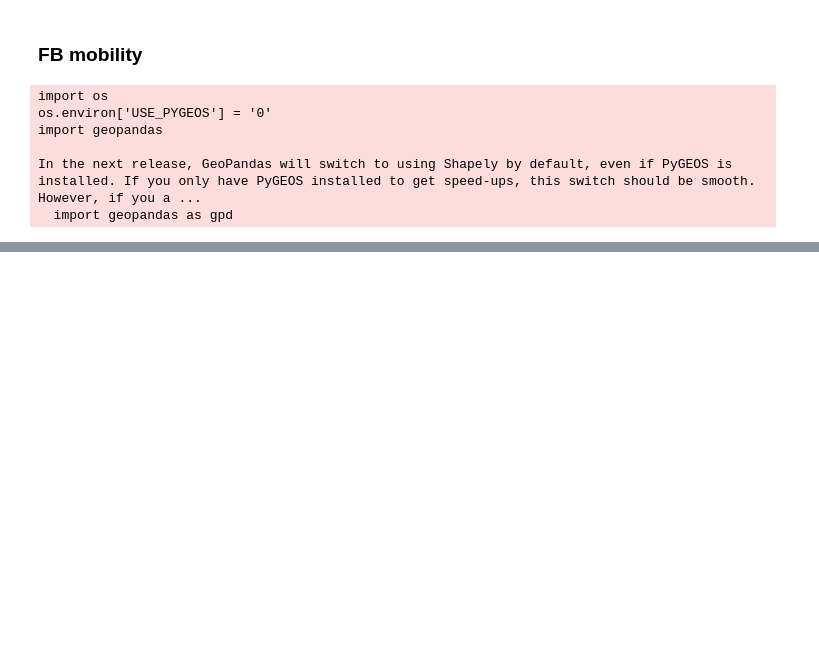
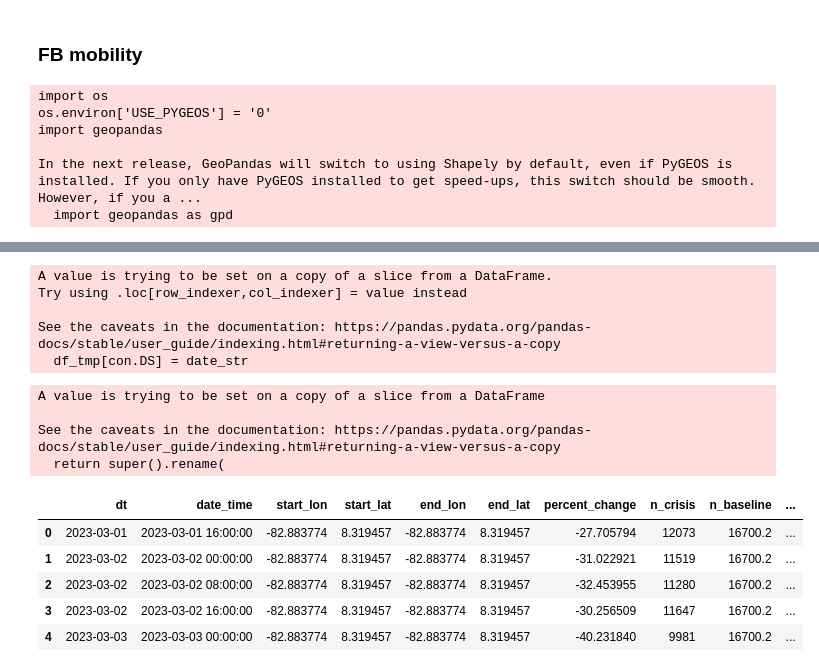
Before and after one commit to minigonche/synthetic_mobility_data_generator, a Jupyter notebook: Andrea.ipynb, the cells around one changed output, grey strips where cells are left out. Cells and saved outputs as stored; diff of their text form; code cells hidden in the pictures; blank space fills up the shorter version.

```diff
--- a/Andrea.ipynb
+++ b/Andrea.ipynb
@@ -162,7 +179,5 @@ base_dir = "/Users/andreaparra/Dropbox/4_Work/CrisisReady/synthetic_mobility_dat
 data_dir = os.path.join(base_dir, "panama_costa_rica_drill")
 out_dir = base_dir
 data_processor = FBMobility(disaster_name="panama_costa_rica_drill", data_dir=data_dir,
-                                     crisis_datetime=datetime.datetime(2023, 3, 1, 13, 55, 26), agg_geometry='tile',
-                                     out_dir=out_dir, baseline_cols=[])
+                                     crisis_datetime=datetime.datetime(2023, 3, 1, 13, 55, 26), agg_geometry='admin',
+                                     out_dir=out_dir, baseline_cols=[], geo_file="/Users/andreaparra/Dropbox/4_Work/CrisisReady/synthetic_mobility_data/data/costa_rica-panama/gadm41_CRI-PAN_2")
-# %%
-df = data_processor.load_data()
@@ -223,0 +222,25 @@ print(f"{TAB}{TAB}Done.")
+# %%
+data_processor.write_dataset_to_file()
+# %% [output]
+A value is trying to be set on a copy of a slice from a DataFrame.
+Try using .loc[row_indexer,col_indexer] = value instead
+
+See the caveats in the documentation: https://pandas.pydata.org/pandas-docs/stable/user_guide/indexing.html#returning-a-view-versus-a-copy
+  df_tmp[con.DS] = date_str
+# %%
+df = data_processor.data()[["ds", "date_time", "start_longitude", "start_latitude", "end_longitude",
+                        "end_latitude", "percent_change", "n_crisis", "n_baseline", "length_km"]]
+df.rename(columns={"ds": "dt", "start_longitude": "start_lon", "start_latitude" : "start_lat",
+                   "end_longitude": "end_lon", "end_latitude": "end_lat"}, inplace=True)
+df.head()
+# %% [output]
+A value is trying to be set on a copy of a slice from a DataFrame
+
+See the caveats in the documentation: https://pandas.pydata.org/pandas-docs/stable/user_guide/indexing.html#returning-a-view-versus-a-copy
+  return super().rename(
+|  | dt | date_time | start_lon | start_lat | end_lon | end_lat | percent_change | n_crisis | n_baseline | ... |
+| 0 | 2023-03-01 | 2023-03-01 16:00:00 | -82.883774 | 8.319457 | -82.883774 | 8.319457 | -27.705794 | 12073 | 16700.2 | ... |
+| 1 | 2023-03-02 | 2023-03-02 00:00:00 | -82.883774 | 8.319457 | -82.883774 | 8.319457 | -31.022921 | 11519 | 16700.2 | ... |
+| 2 | 2023-03-02 | 2023-03-02 08:00:00 | -82.883774 | 8.319457 | -82.883774 | 8.319457 | -32.453955 | 11280 | 16700.2 | ... |
+| 3 | 2023-03-02 | 2023-03-02 16:00:00 | -82.883774 | 8.319457 | -82.883774 | 8.319457 | -30.256509 | 11647 | 16700.2 | ... |
+| 4 | 2023-03-03 | 2023-03-03 00:00:00 | -82.883774 | 8.319457 | -82.883774 | 8.319457 | -40.231840 | 9981 | 16700.2 | ... |
```
Also changed, not shown: parts of 15 cells of this notebook, 6 other files.
